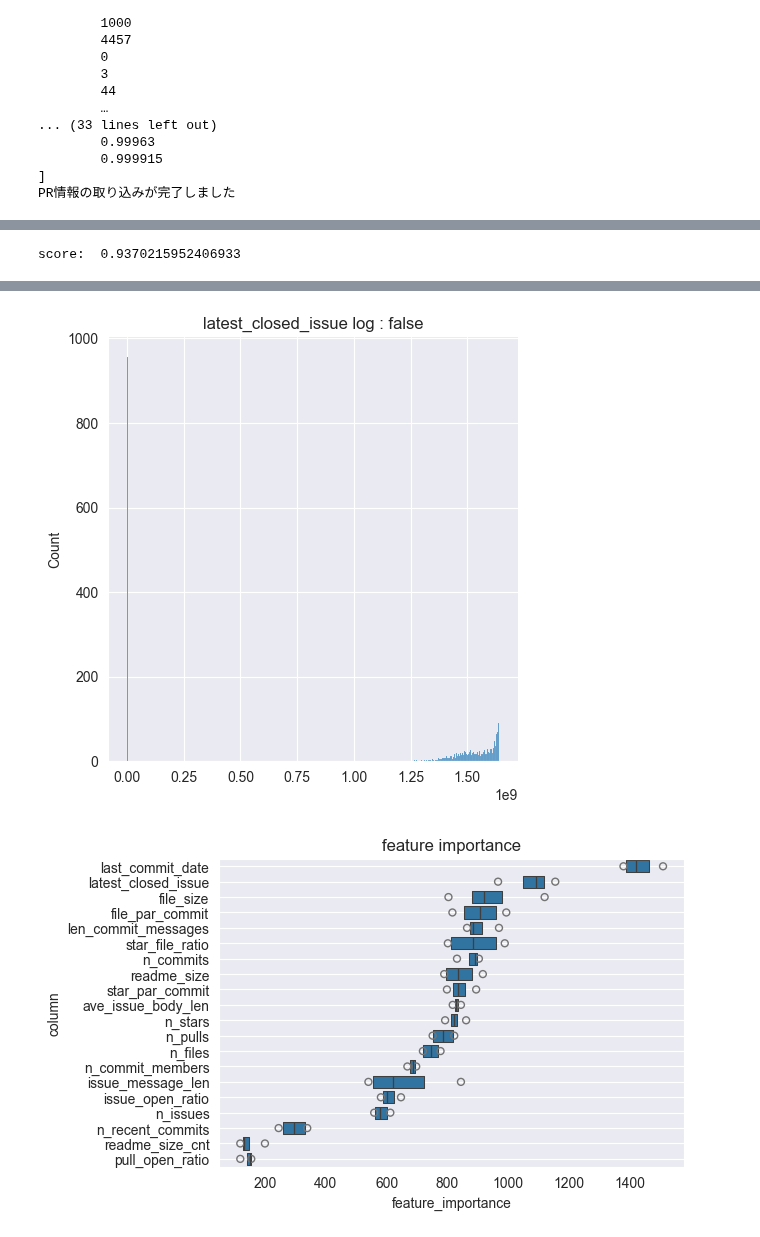
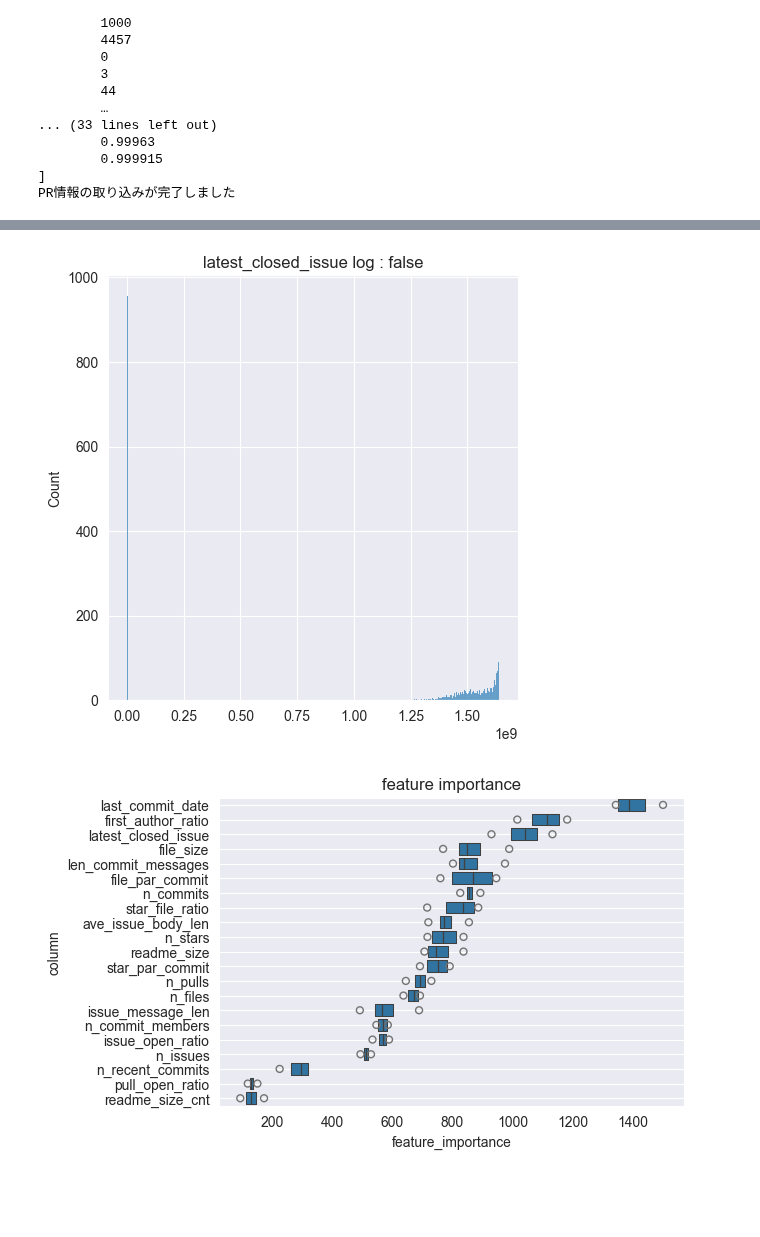
Before and after one commit to ZOI-dayo/traP-Nikkei-2025, a Jupyter notebook: main.ipynb, the cells around one changed output, grey strips where cells are left out. Drawn from its saved outputs; the diff is of its cells as text; code cells hidden in the pictures; blank space fills up the shorter version.

Commit message:
first_author_ratioを考慮

```diff
--- a/main.ipynb
+++ b/main.ipynb
@@ -148,8 +148,8 @@ for row in commits.iter_rows(named=True):
         repo_latest_commit_date[repo_name] = max(repo_latest_commit_date.get(repo_name, 0), date)
         if not repo_name in repo_commit_members:
             repo_commit_members[repo_name] = {}
-        repo_commit_members[repo_name][row["author_name"]] = repo_commit_members[repo_name].get(row["author_name"],
-                                                                                                0) + 1
+        repo_commit_members[repo_name][row["author_name"]] = \
+            repo_commit_members[repo_name].get(row["author_name"], 0) + 1
         if row["message"] is not None:
             repo_commit_message_sum[repo_name] = repo_commit_message_sum.get(repo_name, 0) + len(row["message"])
         if date > 1640995200 - 31 * 24 * 60 * 60:  # 2022/1/1 = 1640995200
@@ -159,7 +159,14 @@ repo_commit_cnt_df = pl.DataFrame({"repo_url": repo_commit_cnt.keys(), "n_commit
 repo_latest_commit_date_df = pl.DataFrame(
     {"repo_url": repo_latest_commit_date.keys(), "last_commit_date": repo_latest_commit_date.values()})
 repo_commit_members_df = pl.DataFrame(
-    {"repo_url": repo_commit_members.keys(), "n_commit_members": [len(e) for e in repo_commit_members.values()]}
+    {
+        "repo_url": repo_commit_members.keys(),
+        "n_commit_members": [len(e) for e in repo_commit_members.values()],
+        "first_author_ratio": [
+            max(e) / sum(e) if len(e) != 0 else 0 for e in
+            [sorted(list(e.values())) for e in repo_commit_members.values()]
+        ],
+    }
 )
 repo_commit_message_sum_df = pl.DataFrame(
     {"repo_url": repo_commit_message_sum.keys(), "len_commit_messages": repo_commit_message_sum.values()}
@@ -256,8 +263,10 @@ test_merged = add_col(test_merged, "issue_open_ratio", test_merged["n_open_issue
 train_merged = train_merged.join(issue_message_len_df, on='repo_id', how='left')
 test_merged = test_merged.join(issue_message_len_df, on='repo_id', how='left')
 
-train_merged = add_col(train_merged, "ave_issue_body_len", train_merged["issue_message_len"] / train_merged["n_issues"]).fill_null(0).fill_nan(0)
-test_merged = add_col(test_merged, "ave_issue_body_len", test_merged["issue_message_len"] / test_merged["n_issues"]).fill_null(0).fill_nan(0)
+train_merged = add_col(train_merged, "ave_issue_body_len",
+                       train_merged["issue_message_len"] / train_merged["n_issues"]).fill_null(0).fill_nan(0)
+test_merged = add_col(test_merged, "ave_issue_body_len",
+                      test_merged["issue_message_len"] / test_merged["n_issues"]).fill_null(0).fill_nan(0)
 
 print("issue情報の取り込みが完了しました")
 # %% [output]
@@ -428,7 +437,7 @@ kf = KFold(n_splits=4, shuffle=True, random_state=34)
 use_cols = ["n_stars", "n_files", "star_file_ratio", "n_commits", "file_par_commit", "last_commit_date",
             "n_commit_members", "n_issues", "n_pulls", "readme_size", "readme_size_cnt", "latest_closed_issue",
             "file_size", "issue_open_ratio", "pull_open_ratio", "len_commit_messages", "star_par_commit",
-            "n_recent_commits", "issue_message_len", "ave_issue_body_len"]
+            "n_recent_commits", "issue_message_len", "ave_issue_body_len", "first_author_ratio"]
 target_col = "active"
 
 for train_index, valid_index in kf.split(train_merged):
@@ -636,5 +645,4 @@ You can set `force_col_wise=true` to remove the overhead.
-score:  0.9370215952406933
 [figure]
 [figure]
 [figure]
-[figure, old version]
+[figure, new version]
```
Also changed, not shown: parts of 1 cell of this notebook, 1 other file.
